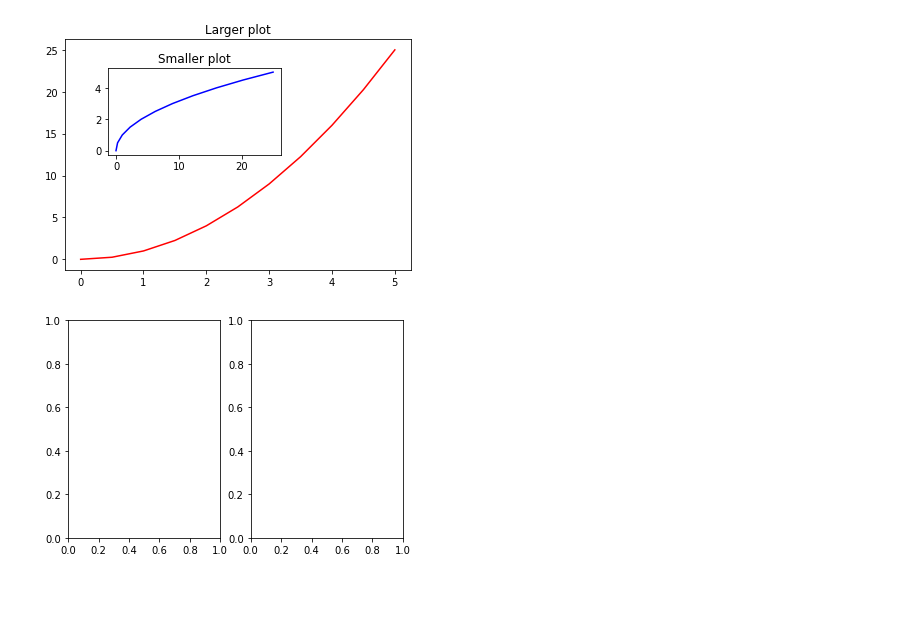
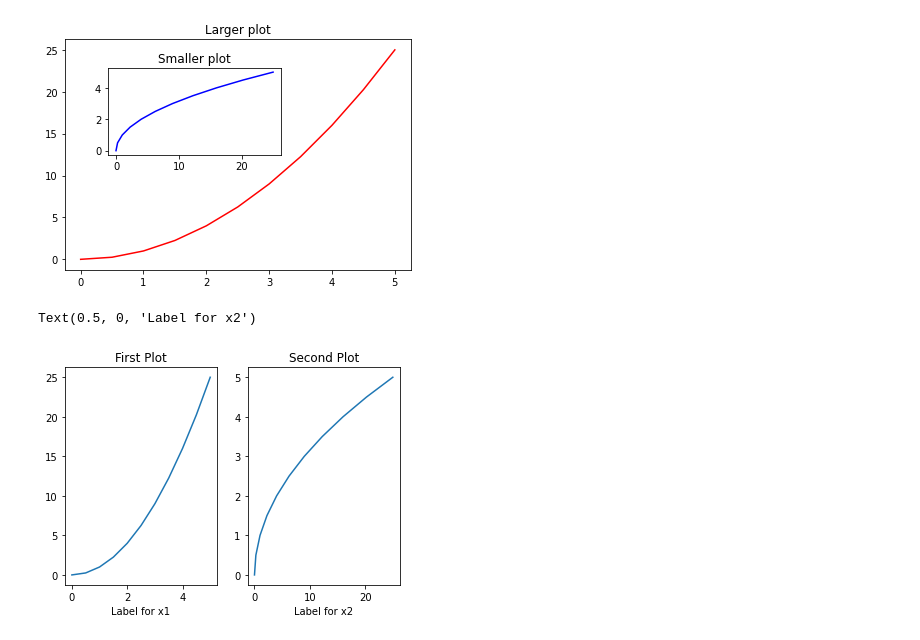
Before and after one commit to MIDAS-26/DS_ML, a Jupyter notebook: Matplotlib_Basics.ipynb, the cells around one changed output. Drawn from its saved outputs; the diff is of its cells as text; code cells hidden in the pictures; blank space fills up the shorter version.

Commit message:
Saved plots

```diff
--- a/Matplotlib_Basics.ipynb
+++ b/Matplotlib_Basics.ipynb
@@ -74,6 +74,16 @@ Text(0.5, 1.0, 'Smaller plot')
 # %%
 #to call plt.figure() in a better way and to make our work easier we use plt.subplots(nrows=int, ncols=int)
 fig,axes = plt.subplots(nrows=1, ncols=2)
 #it's the same as plt.figure() but the subplots function calls figure, axes for you
+
+#the axes object is an array. Hence, iterable. So we use axes[index] to specify the axes to which you wanna plot on
+axes[0].plot(x,y)
+axes[0].set_title('First Plot')
+axes[0].set_xlabel('Label for x1')
+
+axes[1].plot(y,x)
+axes[1].set_title('Second Plot')
+axes[1].set_xlabel('Label for x2')
 # %% [output]
+Text(0.5, 0, 'Label for x2')
-[figure, old version]
+[figure, new version]
```
Also changed, not shown: parts of 4 cells of this notebook, 1 other file.
